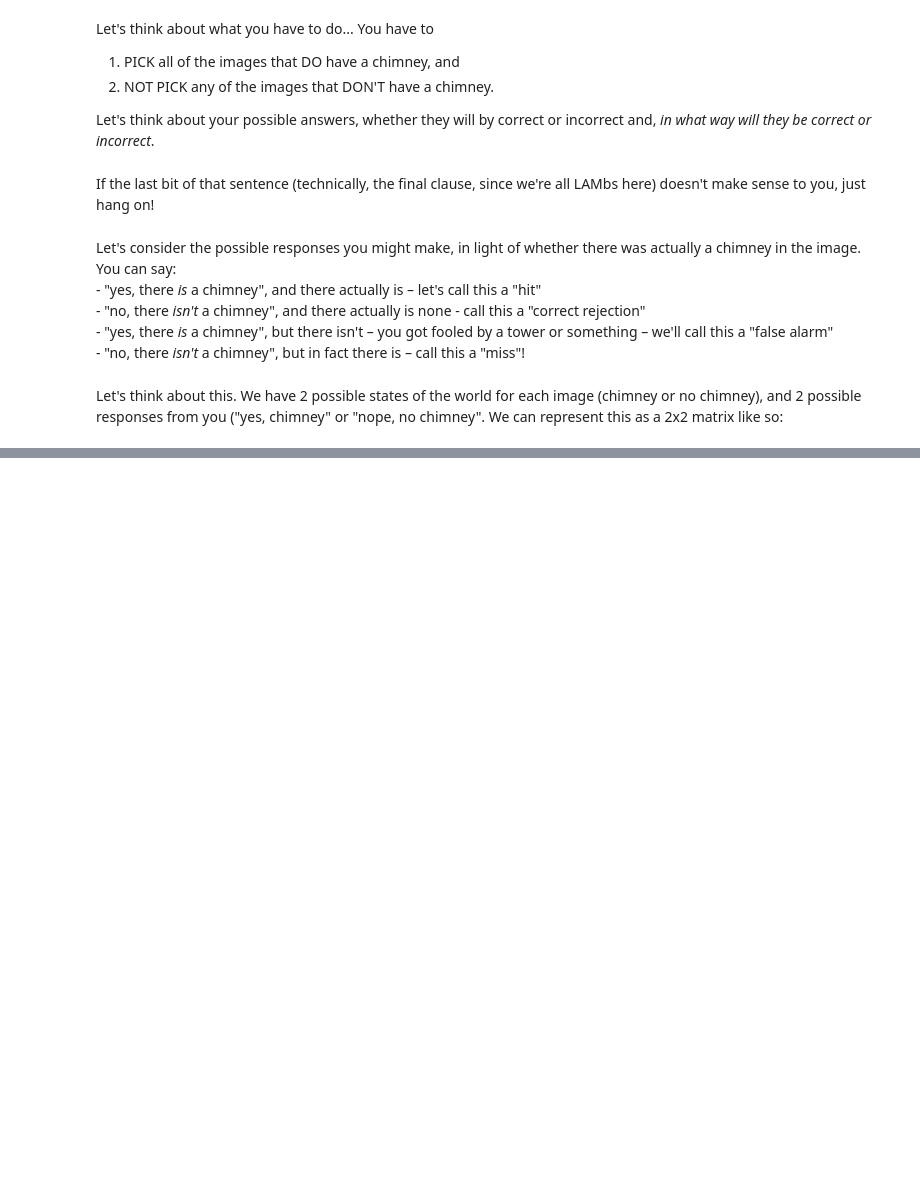
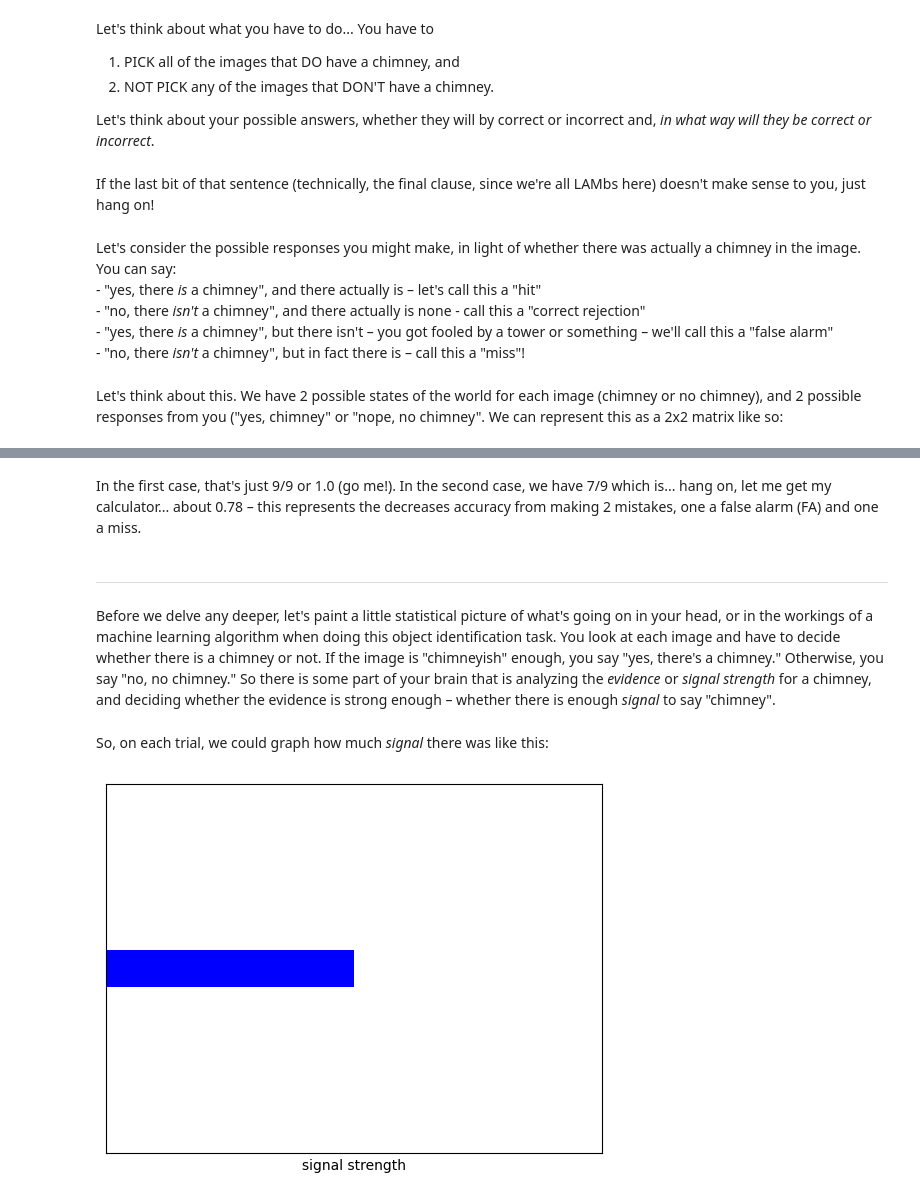
Before and after one commit to psychdatascience/FDS-CourseTwo, a Jupyter notebook: Other/ConfusionMatrix/confusion_matrix.ipynb, the cells around one changed output, grey strips where cells are left out. Saved outputs shown, nothing was run; the diff lists cells and outputs as text; code cells hidden in the pictures; blank space fills up the shorter version.

```diff
--- a/Other/ConfusionMatrix/confusion_matrix.ipynb
+++ b/Other/ConfusionMatrix/confusion_matrix.ipynb
@@ -30,0 +60,28 @@ Like this:
+# %% [markdown]
+In the first case, that's just 9/9 or 1.0 (go me!). In the second case, we have 7/9 which is... hang on, let me get my calculator... about 0.78 – this represents the decreases accuracy from making 2 mistakes, one a false alarm (FA) and one a miss.
+# %% [markdown]
+---
+# %% [markdown]
+Before we delve any deeper, let's paint a little statistical picture of what's going on in your head, or in the workings of a machine learning algorithm when doing this object identification task. You look at each image and have to decide whether there is a chimney or not. If the image is "chimneyish" enough, you say "yes, there's a chimney." Otherwise, you say "no, no chimney." So there is some part of your brain that is analyzing the *evidence* or *signal strength* for a chimney, and deciding whether the evidence is strong enough – whether there is enough *signal* to say "chimney".
+# %% [markdown]
+So, on each trial, we could graph how much *signal* there was like this:
+# %%
+# Data for the bar graph
+signal_strength = [0.5]  # Single bar with a value of 1
+
+# Create the bar graph
+fig, ax = plt.subplots()
+ax.barh([0], signal_strength, color='blue', height=0.1)  # Horizontal bar with reduced height
+
+
+# Customize the axes
+ax.set_yticks([])  # Remove y-axis tick labels
+ax.set_xlabel("signal strength")  # Label for x-axis
+ax.set_xticks([])  # Remove x-axis tick labels
+ax.set_xlim(0, 1)  # Set x-axis limits
+ax.set_ylim(-0.5, 0.5)  # Set y-axis limits
+
+# Display the plot
+plt.show()
+# %% [output]
+[figure, added]
```
Also changed, not shown: parts of 13 cells of this notebook.
